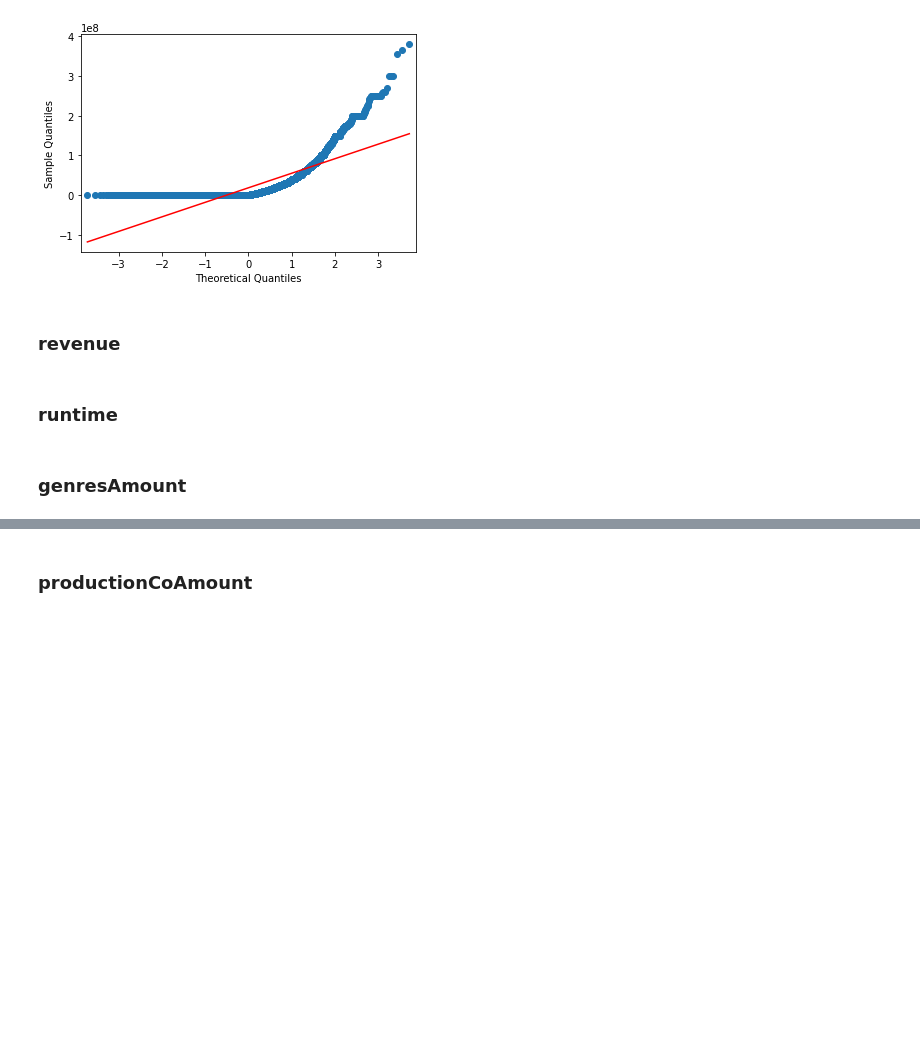
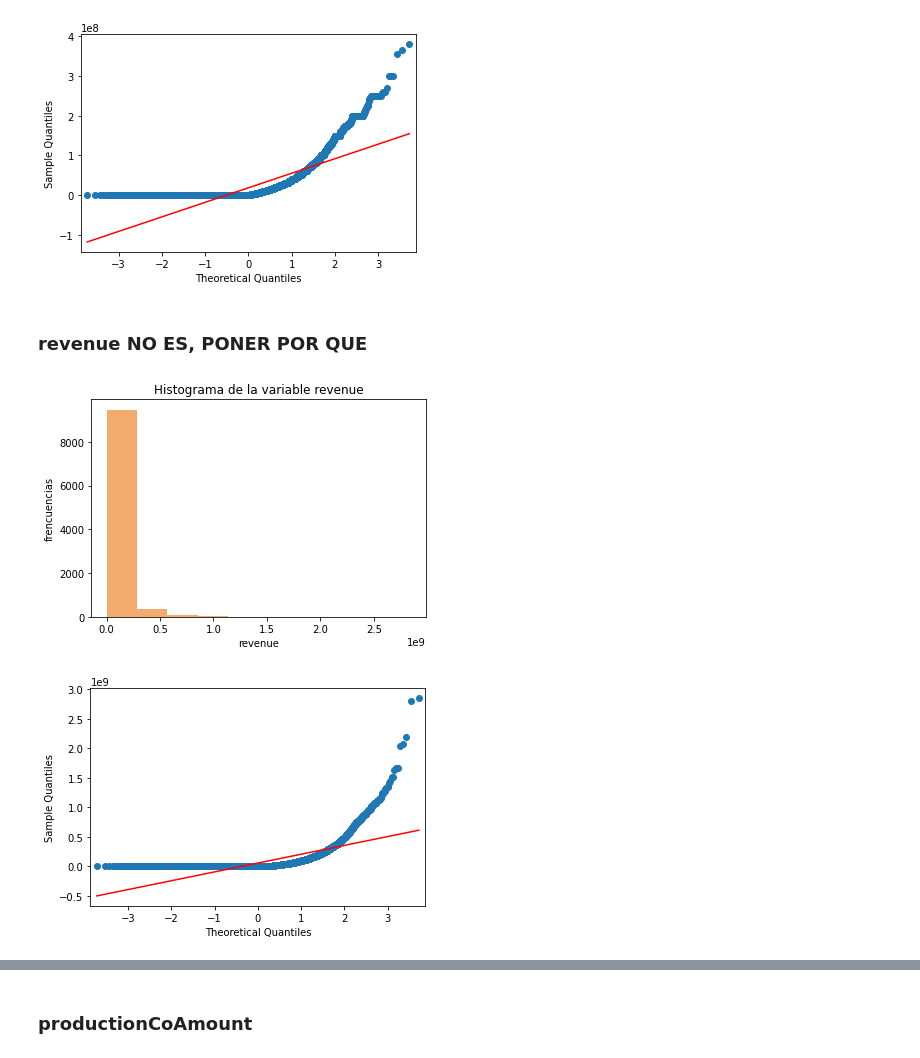
Before and after one commit to raulangelj/HT1_ANALISIS_EXPLORATORIO, a Jupyter notebook: HT1_ANALISIS_EXPLORATORIO.ipynb, the cells around one changed output, grey strips where cells are left out. Saved outputs shown, nothing was run; the diff lists cells and outputs as text; code cells hidden in the pictures; blank space fills up the shorter version.

Commit message:
diagramas del ejercicio 3 listos

```diff
--- a/HT1_ANALISIS_EXPLORATORIO.ipynb
+++ b/HT1_ANALISIS_EXPLORATORIO.ipynb
@@ -155,9 +162,19 @@ plt.show()
 # %% [output]
 [figure]
 [figure]
-# %% [markdown]
-### revenue
-# %% [markdown]
-### runtime
-# %% [markdown]
-### genresAmount
+# %% [markdown]
+### revenue NO ES, PONER POR QUE
+# %%
+plt.hist(x = movies.revenue.dropna(), color = '#F2AB6D', rwidth=1)
+plt.title('Histograma de la variable revenue')
+plt.xlabel('revenue')
+plt.ylabel('frencuencias')
+plt.show()
+
+distribucion_generada = movies.revenue.dropna()
+# Represento el Q-Q plot
+qqplot(distribucion_generada , line='s')
+plt.show()
+# %% [output]
+[figure, added]
+[figure, added]
```
Also changed, not shown: parts of 22 cells of this notebook.
